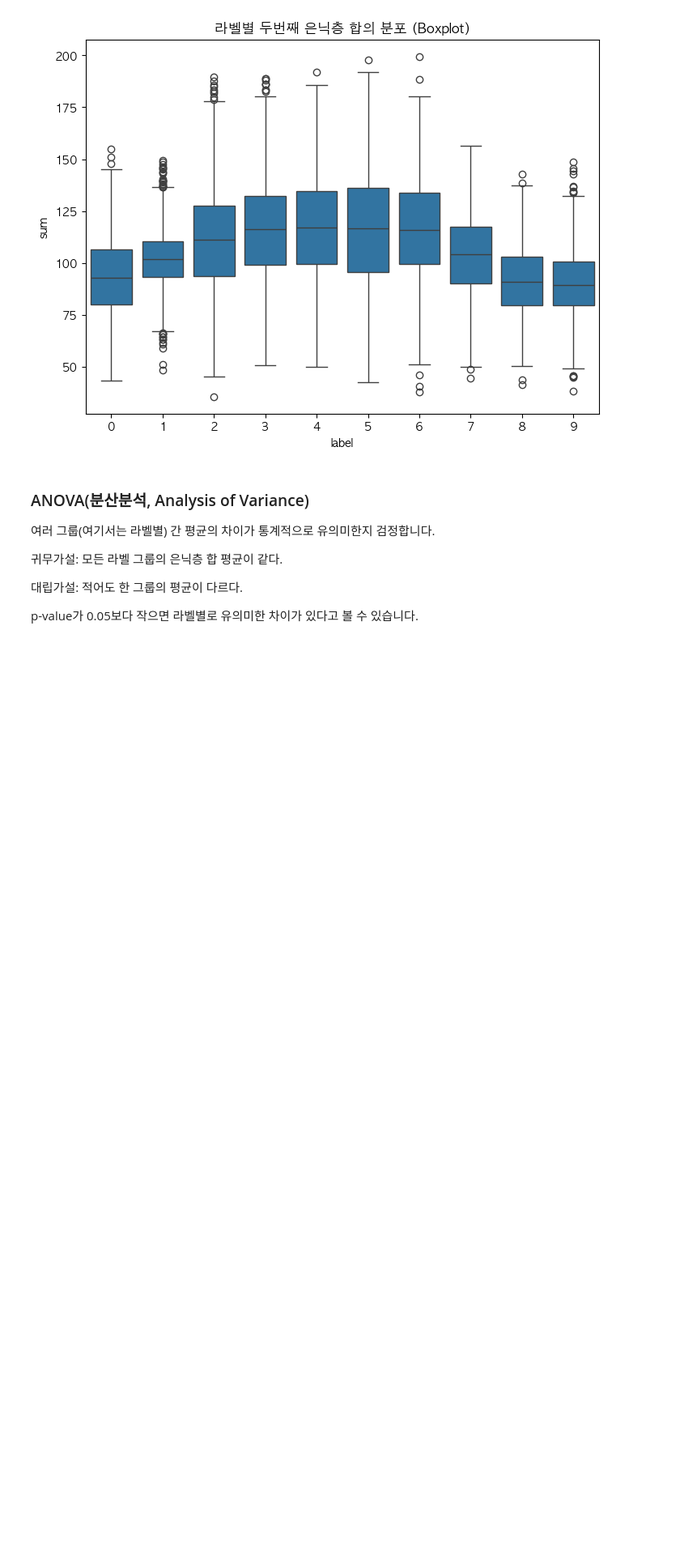
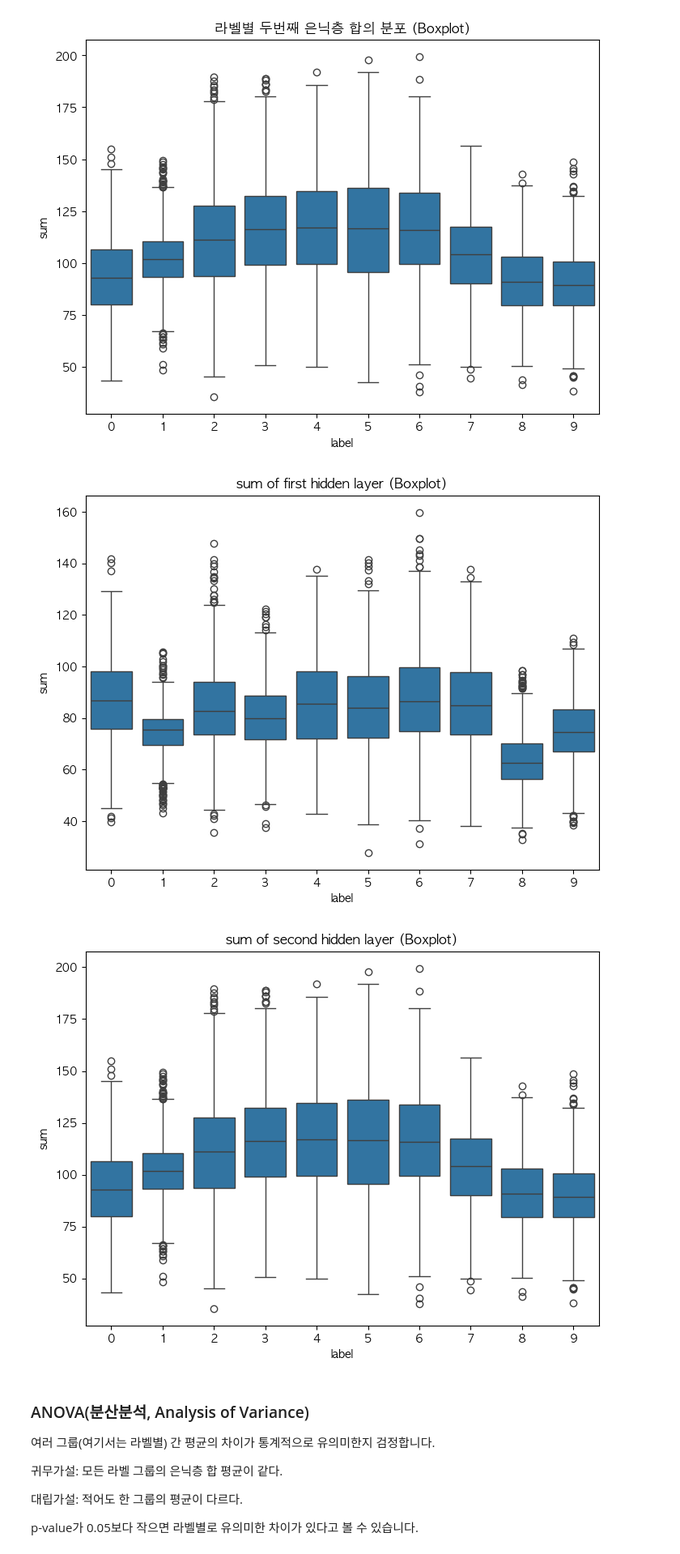
Before and after one commit to jeya9811/neural-reflex, a Jupyter notebook: 03.statistic.ipynb, the cells around one changed output. Shown: that part at 81% size. Saved outputs shown, nothing was run; the diff lists cells and outputs as text; code cells hidden in the pictures; blank space fills up the shorter version.

```diff
--- a/03.statistic.ipynb
+++ b/03.statistic.ipynb
@@ -116,6 +116,21 @@ plt.show()
 # %% [output]
 [figure]
 [figure]
+# %%
+plt.figure(figsize=(18, 6))
+plt.subplot(1, 2, 1)
+sns.boxplot(x='label', y='sum', data=df1)
+plt.title('sum of first hidden layer (Boxplot)')
+plt.show()
+
+plt.figure(figsize=(18, 6))
+plt.subplot(1, 2, 2)
+sns.boxplot(x='label', y='sum', data=df2)
+plt.title('sum of second hidden layer (Boxplot)')
+plt.show()
+# %% [output]
+[figure, added]
+[figure, added]
 # %% [markdown]
 ### ANOVA(분산분석, Analysis of Variance)
 여러 그룹(여기서는 라벨별) 간 평균의 차이가 통계적으로 유의미한지 검정합니다.
```
Also changed, not shown: parts of 5 cells of this notebook.
